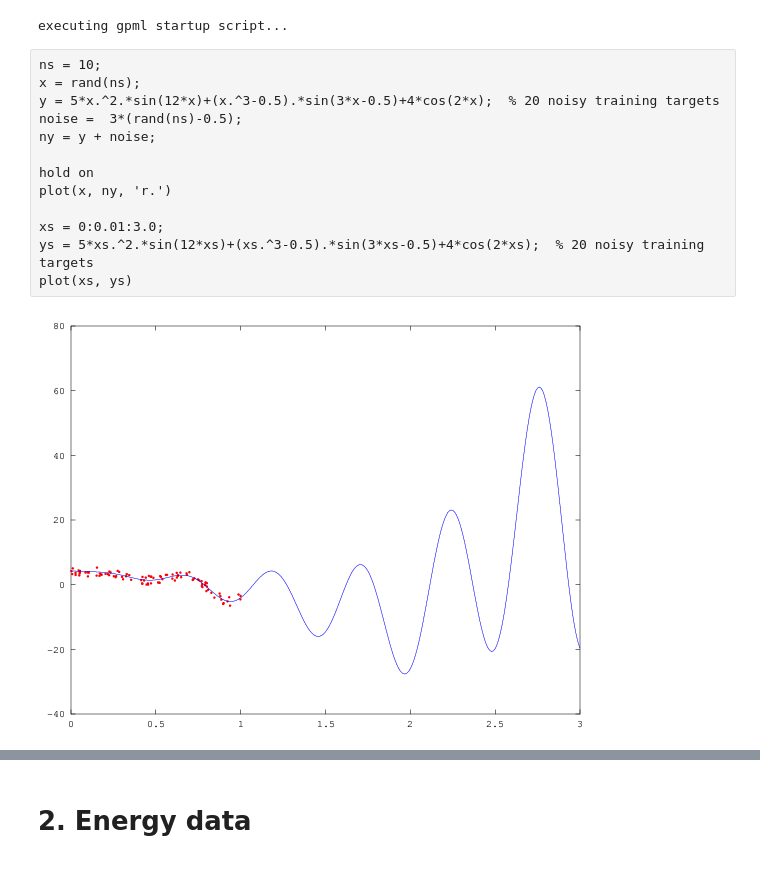
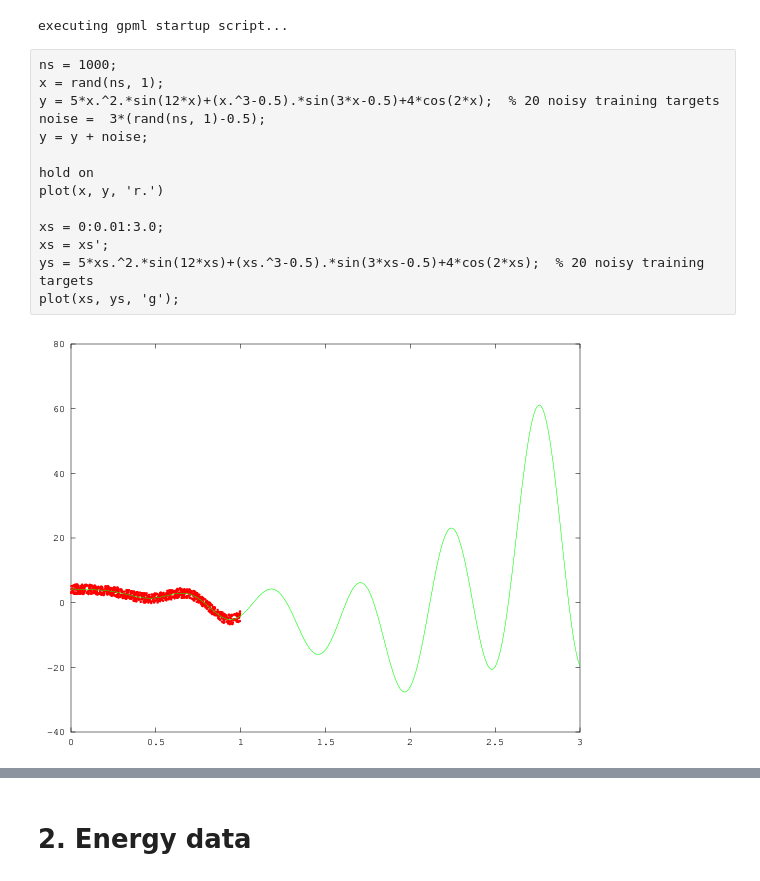
Before and after one commit to naiqili/Tsallis_GPR, a Jupyter notebook: Visualize.ipynb, the cells around one changed output, grey strips where cells are left out. Saved outputs shown, nothing was run; the diff lists cells and outputs as text.

```diff
--- a/Visualize.ipynb
+++ b/Visualize.ipynb
@@ -15,17 +15,18 @@ pkg load statistics
 # %% [output]
 executing gpml startup script...
 # %%
-ns = 10;
-x = rand(ns);
+ns = 1000;
+x = rand(ns, 1);
 y = 5*x.^2.*sin(12*x)+(x.^3-0.5).*sin(3*x-0.5)+4*cos(2*x);  % 20 noisy training targets
-noise =  3*(rand(ns)-0.5);
-ny = y + noise;
+noise =  3*(rand(ns, 1)-0.5);
+y = y + noise;
 
 hold on
-plot(x, ny, 'r.')
+plot(x, y, 'r.')
 
 xs = 0:0.01:3.0;
+xs = xs';
 ys = 5*xs.^2.*sin(12*xs)+(xs.^3-0.5).*sin(3*xs-0.5)+4*cos(2*xs);  % 20 noisy training targets
-plot(xs, ys)
+plot(xs, ys, 'g');
 # %% [output]
-[figure, old version]
+[figure, new version]
```
Also changed, not shown: parts of 15 cells of this notebook, 16 other files.
